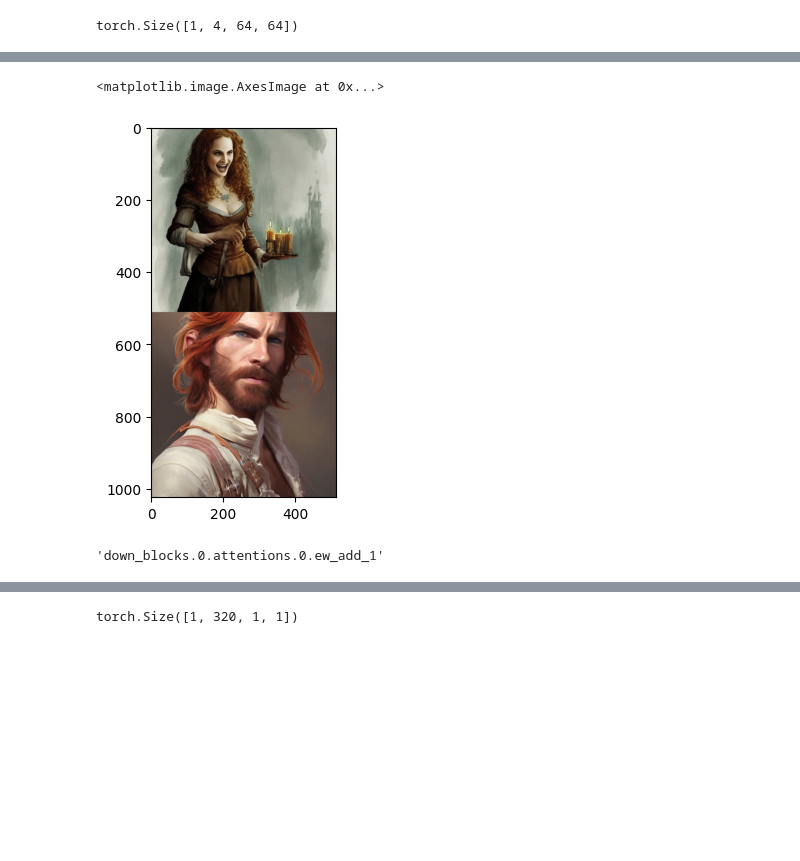
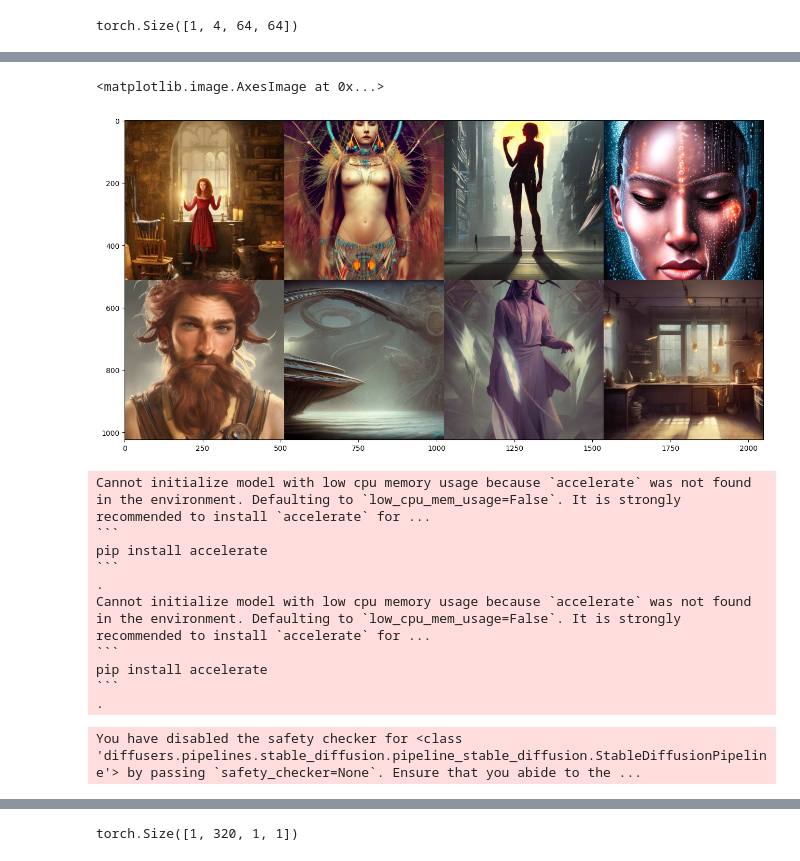
Before and after one commit to gevana/q-diffusion, a Jupyter notebook: scripts/hf15/get_params_from_accelras.ipynb, the cells around one changed output, grey strips where cells are left out. Saved outputs shown, nothing was run; the diff lists cells and outputs as text; code cells hidden in the pictures; blank space fills up the shorter version.

````diff
--- a/scripts/hf15/get_params_from_accelras.ipynb
+++ b/scripts/hf15/get_params_from_accelras.ipynb
@@ -196,5 +187,5 @@ RuntimeError: No CUDA GPUs are available
 # %%
 pipe.to('cuda')
-I = gen_images(pipe, 1, 20)
+I = gen_images(pipe, 4, 20)
 # %% [output]
 young, curly haired, redhead Natalie Portman  as a optimistic!, cheerful, giddy medieval innkeeper in a dark medieval inn. dark shadows, colorful, candle light,  law contrasts, fantasy concept art by  ...
@@ -202,11 +201,20 @@ portrait of a young ruggedly handsome but joyful pirate, male, masculine, upper
 # %%
-#f,ax = plt.subplots(figsize=(32,4))
-
-plt.imshow(I)
+f,ax = plt.subplots(figsize=(32,8))
+ax.imshow(I)
 # %% [output]
 <matplotlib.image.AxesImage at 0x...>
-[figure, old version]
+[figure, new version]
-# %%
-unet.down_blocks[0].attentions[0].ew_add_1.full_name
-# %% [output]
-'down_blocks.0.attentions.0.ew_add_1'
+# %%
+pipe = init_pipe()
+# %% [output]
+Cannot initialize model with low cpu memory usage because `accelerate` was not found in the environment. Defaulting to `low_cpu_mem_usage=False`. It is strongly recommended to install `accelerate` for ...
+```
+pip install accelerate
+```
+.
+Cannot initialize model with low cpu memory usage because `accelerate` was not found in the environment. Defaulting to `low_cpu_mem_usage=False`. It is strongly recommended to install `accelerate` for ...
+```
+pip install accelerate
+```
+.
+You have disabled the safety checker for <class 'diffusers.pipelines.stable_diffusion.pipeline_stable_diffusion.StableDiffusionPipeline'> by passing `safety_checker=None`. Ensure that you abide to the ...
````
Also changed, not shown: parts of 15 cells of this notebook, 1 other file.
